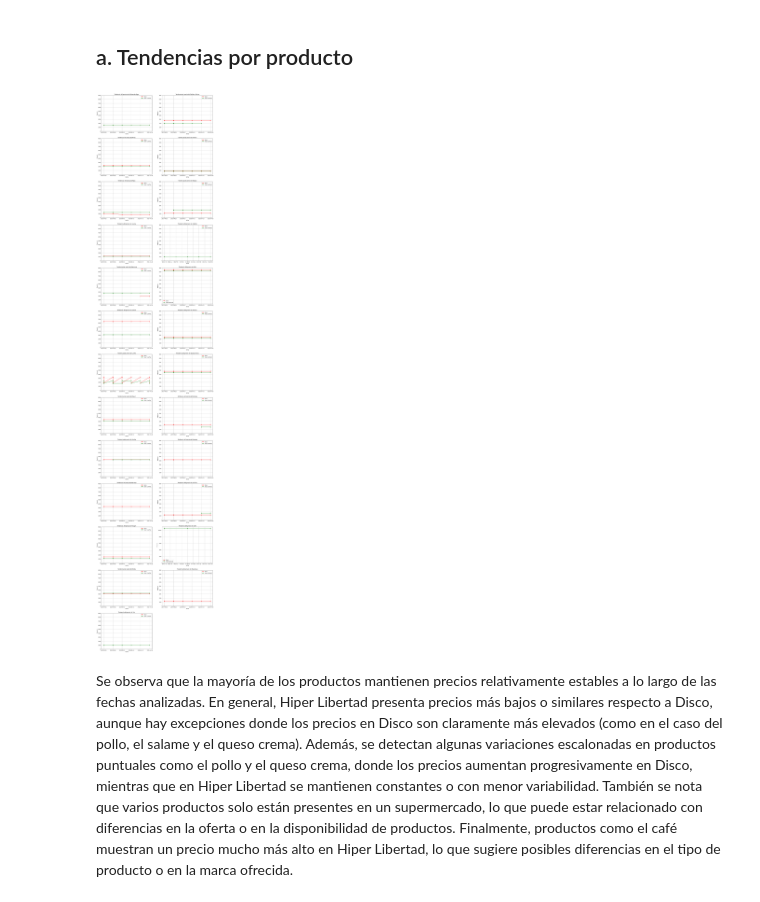
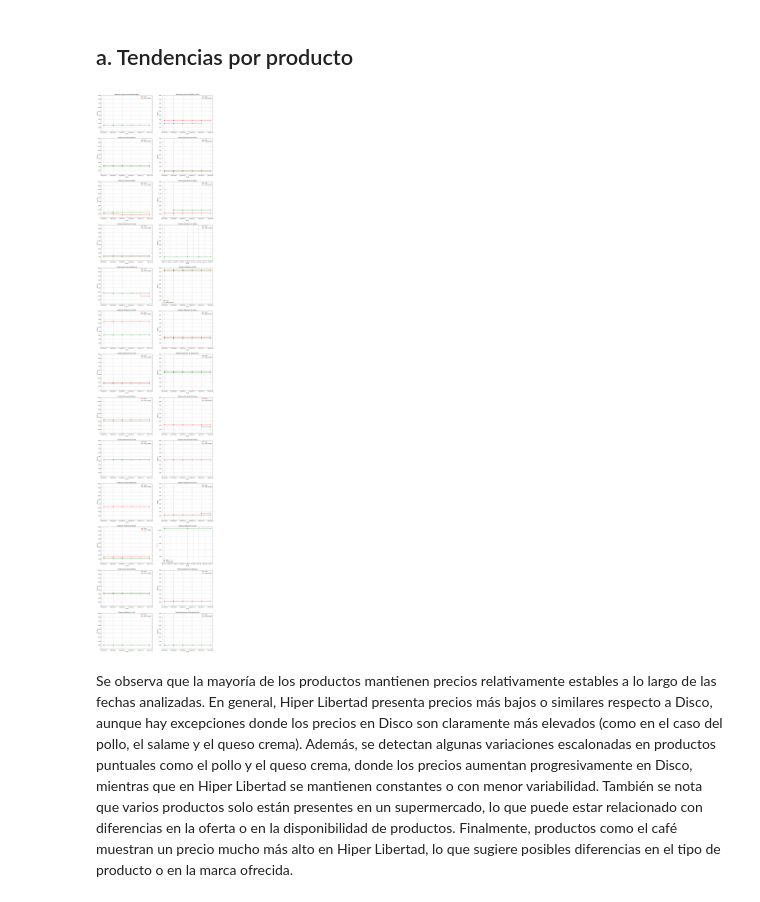
Before and after one commit to manuelpalomeque/Web-Scraper-canasta-basica, a Jupyter notebook: notebooks/01_EDA_WS.ipynb, the cells around one changed output. Saved outputs shown, nothing was run; the diff lists cells and outputs as text; code cells hidden in the pictures.

```diff
--- a/notebooks/01_EDA_WS.ipynb
+++ b/notebooks/01_EDA_WS.ipynb
@@ -216,7 +216,7 @@ for i in range(len(df_unificado)):
 # Diccionario de elementos de Disco:
 productos = ['Galletas de agua','Galletas dulces','Arroz','Harina','Papa',
              'Batata','Azucar','Cebolla','Manzana','Pollo',
-             'Salame','Huevo','Leche', 'Queso crema', 'Yogur', 'Manteca',
+             'Salame','Huevo', 'Queso crema', 'Yogur', 'Manteca',
              'Aceite','Gaseosa', 'Cerveza', 'Sal fina','Vinagre', 'Café',
              'Yerba', 'Mayonesa','Pan']
 
@@ -230,6 +230,12 @@ for i in range(len(df_unificado)):
     if 'galletitas sandwich mediatarde' in nombre_actual or 'galletitas de agua criollitas' in nombre_actual:
         df_unificado.iloc[i, df_unificado.columns.get_loc('Nombre Producto')] = 'Galletas de agua'
 
+    if 'dulce de leche la serenisima clasico' in nombre_actual or 'dulce leche ilolay fliarx' in nombre_actual:
+        df_unificado.iloc[i, df_unificado.columns.get_loc('Nombre Producto')] = 'Dulce de Leche'
+
+    if 'leche entera la serenísima mult vit' in nombre_actual or 'leche entera la serenísima 3' in nombre_actual:
+        df_unificado.iloc[i, df_unificado.columns.get_loc('Nombre Producto')] = 'Leche'
+
     # Reemplazos estándar del listado
     for producto in productos:
         if producto.lower() in nombre_actual:
@@ -493,6 +499,10 @@ df_mayonesa_hl = df_mayonesa[df_mayonesa['Supermercado'] == 'Hiper Libertad']
 df_pan = df_unificado[df_unificado['Nombre Producto'] == 'Pan']
 df_pan_disco = df_pan[df_pan['Supermercado'] == 'Disco']
 df_pan_hl = df_pan[df_pan['Supermercado'] == 'Hiper Libertad']
+
+df_dulce_de_Leche = df_unificado[df_unificado['Nombre Producto'] == 'Pan']
+df_dulce_de_Leche_disco =df_dulce_de_Leche[df_dulce_de_Leche['Supermercado'] == 'Disco']
+df_dulce_de_Leche_hl = df_dulce_de_Leche[df_dulce_de_Leche['Supermercado'] == 'Hiper Libertad']
 # %%
 plt.figure(figsize=(20, 100))
 
@@ -722,34 +732,44 @@ plt.plot(df_yerba_disco['fecha'],df_yerba_disco['Precio'], marker='o', label='Di
 plt.plot(df_yerba_hl['fecha'],df_yerba_hl['Precio'], marker='o', label='Hiper Libertad', color='green')
 plt.ylim(0, 9000)
 plt.title("Tendencia del precio de Yerba")
 plt.xlabel("Fecha")
 plt.ylabel("Precio $")
 plt.grid(True)
 plt.legend()
 
 plt.subplot(13,2,24)
 plt.plot(df_mayonesa_disco['fecha'],df_mayonesa_disco['Precio'], marker='o', label='Disco', color='red')
 plt.plot(df_mayonesa_hl['fecha'],df_mayonesa_hl['Precio'], marker='o', label='Hiper Libertad', color='green')
 plt.ylim(0, 9000)
 plt.title("Tendencia del precio de Mayonesa")
 plt.xlabel("Fecha")
 plt.ylabel("Precio $")
 plt.grid(True)
 plt.legend()
 
 plt.subplot(13,2,25)
 plt.plot(df_pan_disco['fecha'],df_pan_disco['Precio'], marker='o', label='Disco', color='red')
 plt.plot(df_pan_hl['fecha'],df_pan_hl['Precio'], marker='o', label='Hiper Libertad', color='green')
 plt.ylim(0, 9000)
 plt.title("Tendencia del precio de Pan")
 plt.xlabel("Fecha")
 plt.ylabel("Precio $")
 plt.grid(True)
 plt.legend()
 
+plt.subplot(13,2,26)
+plt.plot(df_dulce_de_Leche_disco['fecha'],df_dulce_de_Leche_disco['Precio'], marker='o', label='Disco', color='red')
+plt.plot(df_dulce_de_Leche_hl['fecha'],df_dulce_de_Leche_hl['Precio'], marker='o', label='Hiper Libertad', color='green')
+plt.ylim(0, 9000)
+plt.title("Tendencia del precio del Dulce de Leche")
+plt.xlabel("Fecha")
+plt.ylabel("Precio $")
+plt.grid(True)
+plt.legend()
+
 plt.show()
 # %% [output]
-[figure, old version]
+[figure, new version]
 # %% [markdown]
 Se observa que la mayoría de los productos mantienen precios relativamente estables a lo largo de las fechas analizadas. En general, Hiper Libertad presenta precios más bajos o similares respecto a Disco, aunque hay excepciones donde los precios en Disco son claramente más elevados (como en el caso del pollo, el salame y el queso crema).
 Además, se detectan algunas variaciones escalonadas en productos puntuales como el pollo y el queso crema, donde los precios aumentan progresivamente en Disco, mientras que en Hiper Libertad se mantienen constantes o con menor variabilidad.
```
Also changed, not shown: parts of 4 cells of this notebook.
